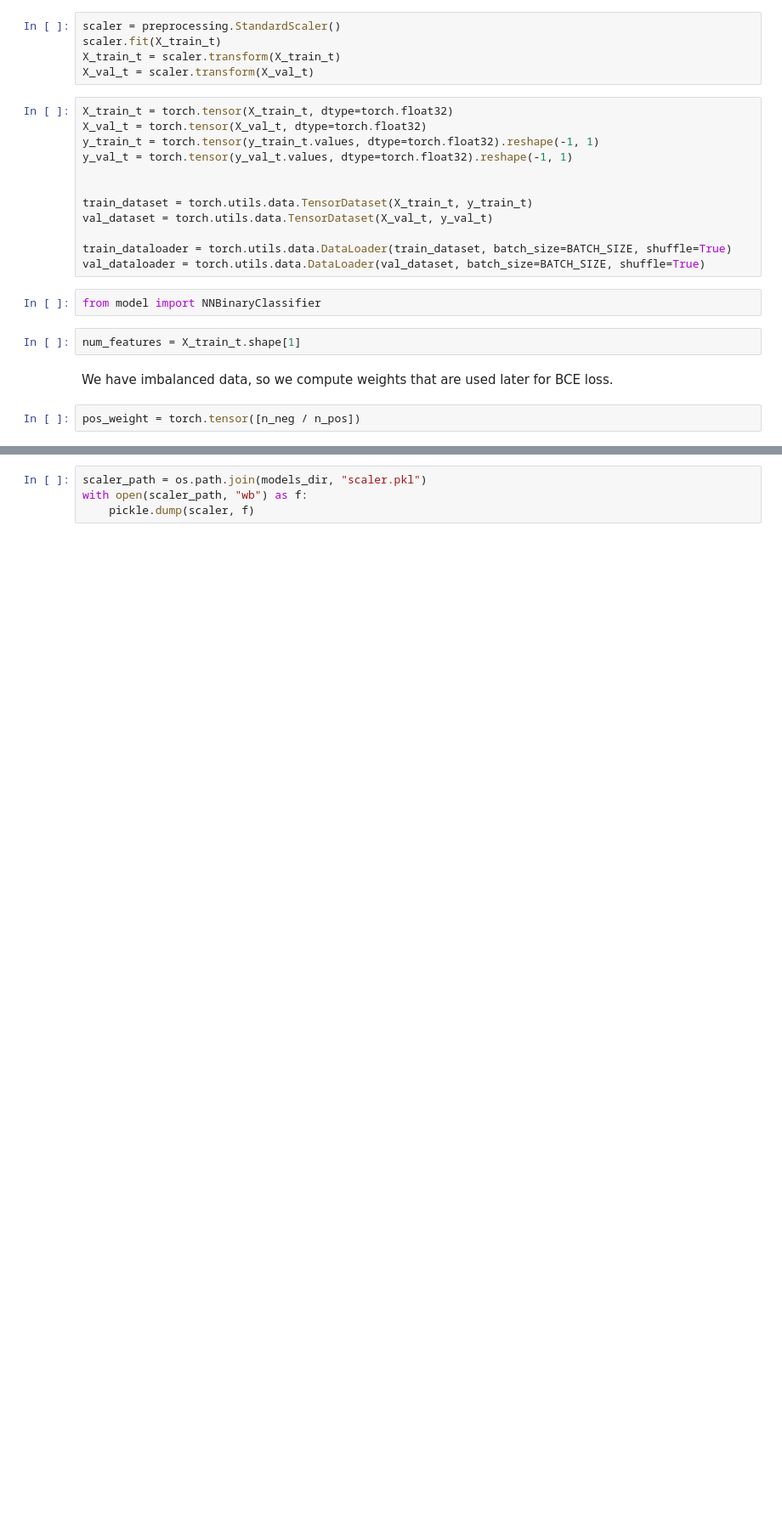
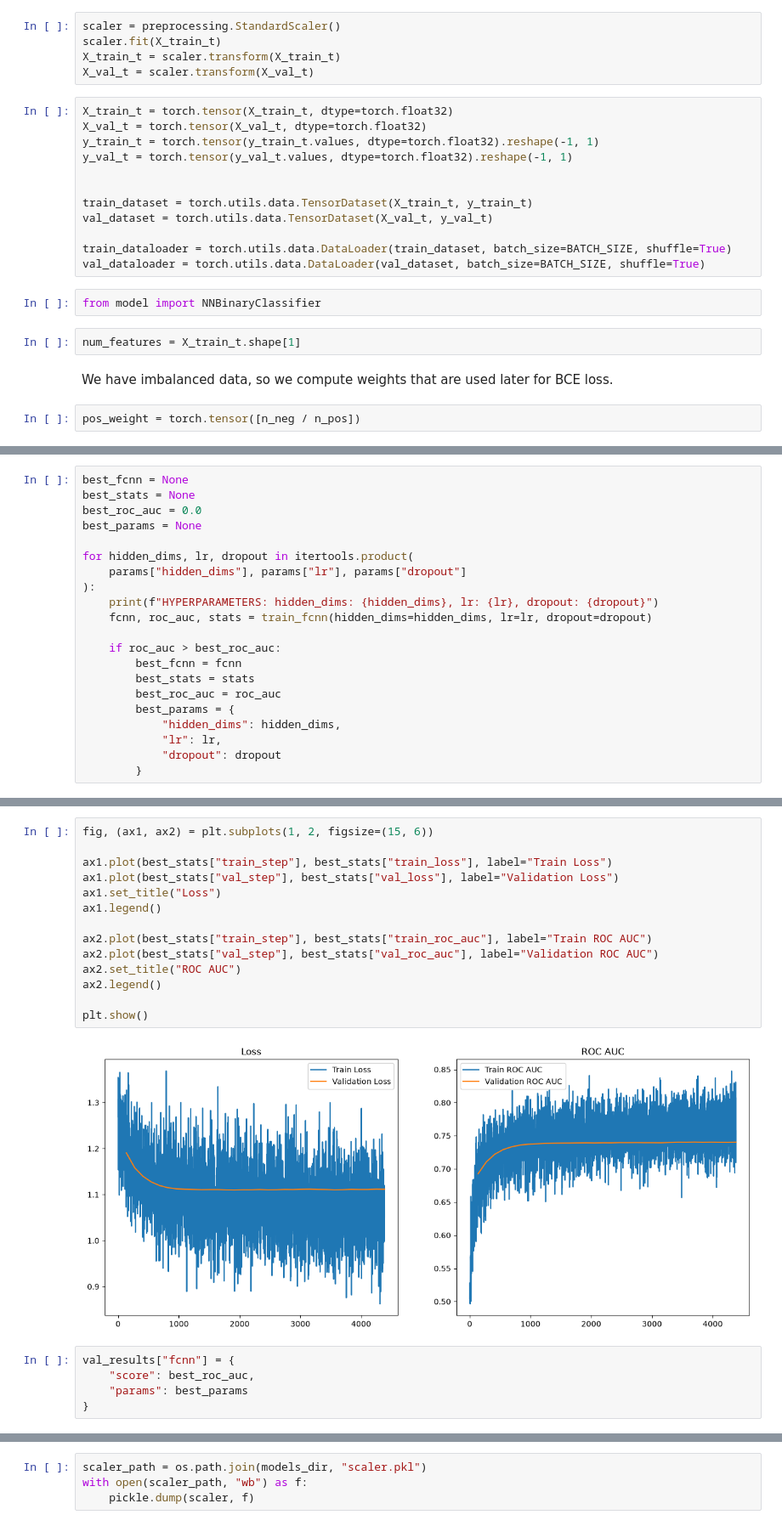
Before and after one commit to stemil01/ml-loan-repayment, a Jupyter notebook: 02_model_training.ipynb, the cells around one changed output, grey strips where cells are left out. Shown at 85% size. Saved outputs shown, nothing was run; the diff lists cells and outputs as text; blank space fills up the shorter version.

Commit message:
Add FCNN hyperparameter search.

```diff
--- a/02_model_training.ipynb
+++ b/02_model_training.ipynb
@@ -243,0 +261,21 @@ plt.show()
+# %%
+best_fcnn = None
+best_stats = None
+best_roc_auc = 0.0
+best_params = None
+
+for hidden_dims, lr, dropout in itertools.product(
+    params["hidden_dims"], params["lr"], params["dropout"]
+):
+    print(f"HYPERPARAMETERS: hidden_dims: {hidden_dims}, lr: {lr}, dropout: {dropout}")
+    fcnn, roc_auc, stats = train_fcnn(hidden_dims=hidden_dims, lr=lr, dropout=dropout)
+
+    if roc_auc > best_roc_auc:
+        best_fcnn = fcnn
+        best_stats = stats
+        best_roc_auc = roc_auc
+        best_params = {
+            "hidden_dims": hidden_dims,
+            "lr": lr,
+            "dropout": dropout
+        }
@@ -243,0 +300,21 @@ plt.show()
+# %%
+fig, (ax1, ax2) = plt.subplots(1, 2, figsize=(15, 6))
+
+ax1.plot(best_stats["train_step"], best_stats["train_loss"], label="Train Loss")
+ax1.plot(best_stats["val_step"], best_stats["val_loss"], label="Validation Loss")
+ax1.set_title("Loss")
+ax1.legend()
+
+ax2.plot(best_stats["train_step"], best_stats["train_roc_auc"], label="Train ROC AUC")
+ax2.plot(best_stats["val_step"], best_stats["val_roc_auc"], label="Validation ROC AUC")
+ax2.set_title("ROC AUC")
+ax2.legend()
+
+plt.show()
+# %% [output]
+[figure, added]
+# %%
+val_results["fcnn"] = {
+    "score": best_roc_auc,
+    "params": best_params
+}
```
Also changed, not shown: parts of 23 cells of this notebook, 5 other files.
